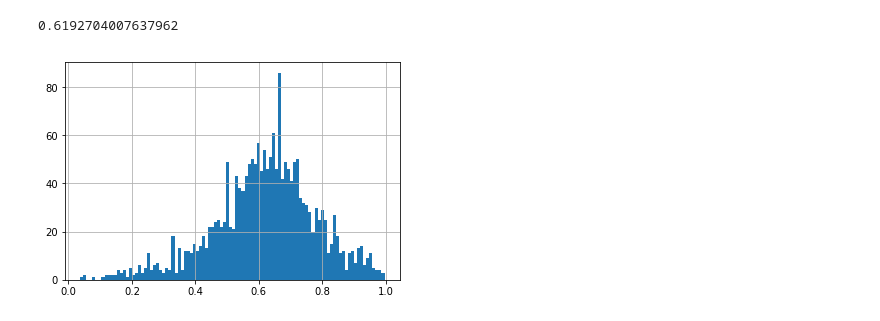
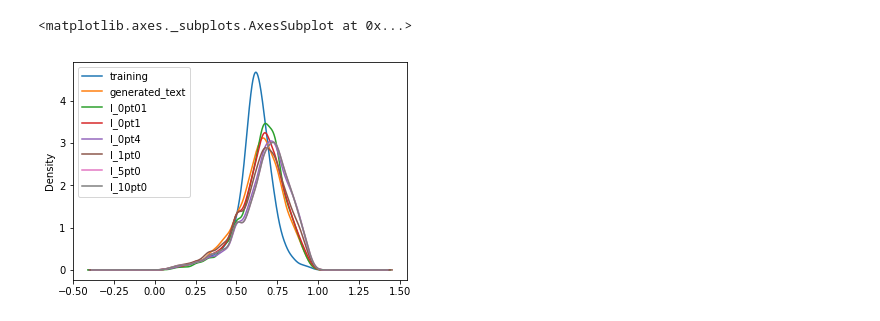
Before and after one commit to auroracramer/language-model-bias, a Jupyter notebook: Bias_Score_Analysis.ipynb, the cells around one changed output. Cells and saved outputs as stored; diff of their text form; code cells hidden in the pictures.

```diff
--- a/Bias_Score_Analysis.ipynb
+++ b/Bias_Score_Analysis.ipynb
@@ -497,7 +0,0 @@ dict_keys(['<NUM><NUM>metre', '<NUM><NUM>word', '<NUM>gun', '<NUM>inch', '<NUM>m
-# %%
-set_df.train_bs.hist(bins = 100)
-
-print(set_df.train_bs.mean())
-# %% [output]
-0.6192704007637962
-[figure, removed]
@@ -503,0 +37,44 @@ print(set_df.train_bs.mean())
+# %%
+
+
+U ={}
+V={}
+Z ={}
+for x in dm_train:
+    if x in dm_gen and x in dm_0pt01 and x in dm_0pt1 and x in dm_0pt4 and x in dm_1pt0 and x in dm_5pt0 and x in dm_10pt0 and x not in stopwords:
+#         U[x] = { 'training' : abs(0.5 - dm_train[x]['b_score']) , 'generated_text' : abs (0.5 - dm_gen[x]['b_score']), 'l_0pt4' : abs (0.5 - dm_0pt4[x]['b_score']) ,'l_1pt0' : abs (0.5 - dm_1pt0[x]['b_score']), 'l_5pt0' : abs (0.5 - dm_5pt0[x]['b_score']), 'l_10pt0' : abs (0.5 - dm_10pt0[x]['b_score'])}
+        #W[x] = { 'training' : dm_train[x]['b_score']) , 'generated_text' : abs (0.5 - dm_gen[x]['b_score']), 'l_0pt4' : abs (0.5 - dm_0pt4[x]['b_score']) ,'l_1pt0' : abs (0.5 - dm_1pt0[x]['b_score']), 'l_5pt0' : abs (0.5 - dm_5pt0[x]['b_score']), 'l_10pt0' : abs (0.5 - dm_10pt0[x]['b_score'])}
+
+        V[x] = { 'training' :2*(0.5 - dm_train[x]['b_score']) , 'generated_text' : 2* (0.5 - dm_gen[x]['b_score']) ,'l_0pt01' : 2* (0.5 - dm_0pt01[x]['b_score']), 'l_0pt1' : 2* (0.5 - dm_0pt1[x]['b_score']),'l_0pt4' : 2* (0.5 - dm_0pt4[x]['b_score']) ,'l_1pt0' : 2* (0.5 - dm_1pt0[x]['b_score']), 'l_5pt0' : 2* (0.5 - dm_5pt0[x]['b_score']), 'l_10pt0' : 2* (0.5 - dm_10pt0[x]['b_score'])}
+        Z[x] = { 'training' :(dm_train[x]['b_score']) , 'generated_text' :  ( dm_gen[x]['b_score']) ,'l_0pt01' :  (dm_0pt01[x]['b_score']), 'l_0pt1' :  (dm_0pt1[x]['b_score']),'l_0pt4' :  (dm_0pt4[x]['b_score']) ,'l_1pt0' :dm_1pt0[x]['b_score'], 'l_5pt0' :  dm_5pt0[x]['b_score'], 'l_10pt0' : ( dm_10pt0[x]['b_score'])}
+        #print(x)
+
+# M = pd.DataFrame.from_dict(U, orient='index')
+N = pd.DataFrame.from_dict(V, orient='index')
+L = pd.DataFrame.from_dict(Z, orient='index')
+# %%
+
+
+L.columns.name = ['training', 'generated text', 'l_0pt01', 'l_0pt1','l_0pt4', 'l_1pt0', 'l_10pt0', 'l_10pt0']
+#plt = L.plot(columns=['Type A', 'Type B'], index=['Index 1','Index 2']))
+L.training.plot.kde(legend = True, y = 'frequency')
+L.generated_text.plot.kde(legend = True)
+L.l_0pt01.plot.kde(legend = True)
+L.l_0pt1.plot.kde(legend = True)
+L.l_0pt4.plot.kde(legend = True)
+L.l_1pt0.plot.kde(legend = True)
+L.l_5pt0.plot.kde(legend = True)
+L.l_10pt0.plot.kde(legend = True)
+
+# print (L.training.mean())
+# print (L.generated_text.mean())
+# print (L.l_0pt01.mean())
+# print (L.l_0pt1.mean())
+# print (L.l_0pt4.mean())
+# print (L.l_1pt0.mean())
+# print(L.l_5pt0.mean())
+# print (L.l_10pt0.mean())
+# print (L.columns)
+# %% [output]
+<matplotlib.axes._subplots.AxesSubplot at 0x...>
+[figure, added]
```
Also changed, not shown: parts of 48 cells of this notebook.
